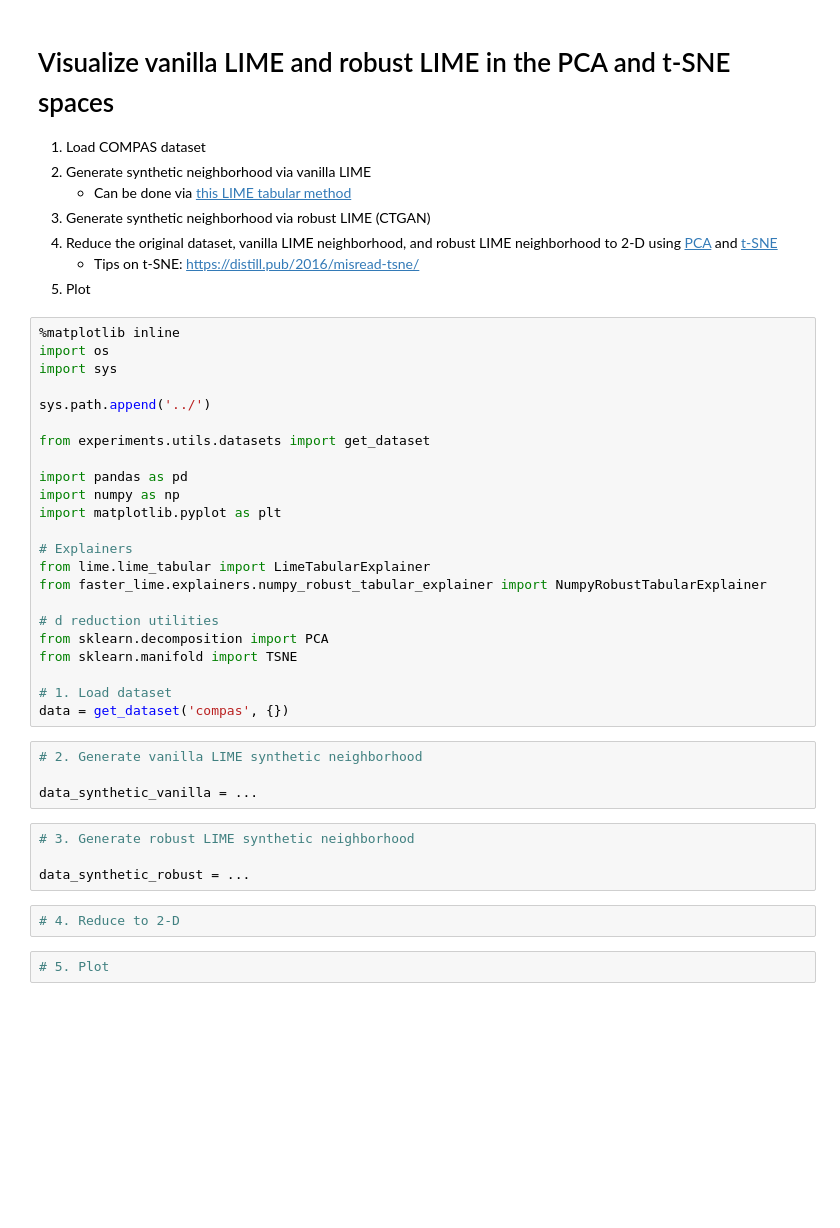
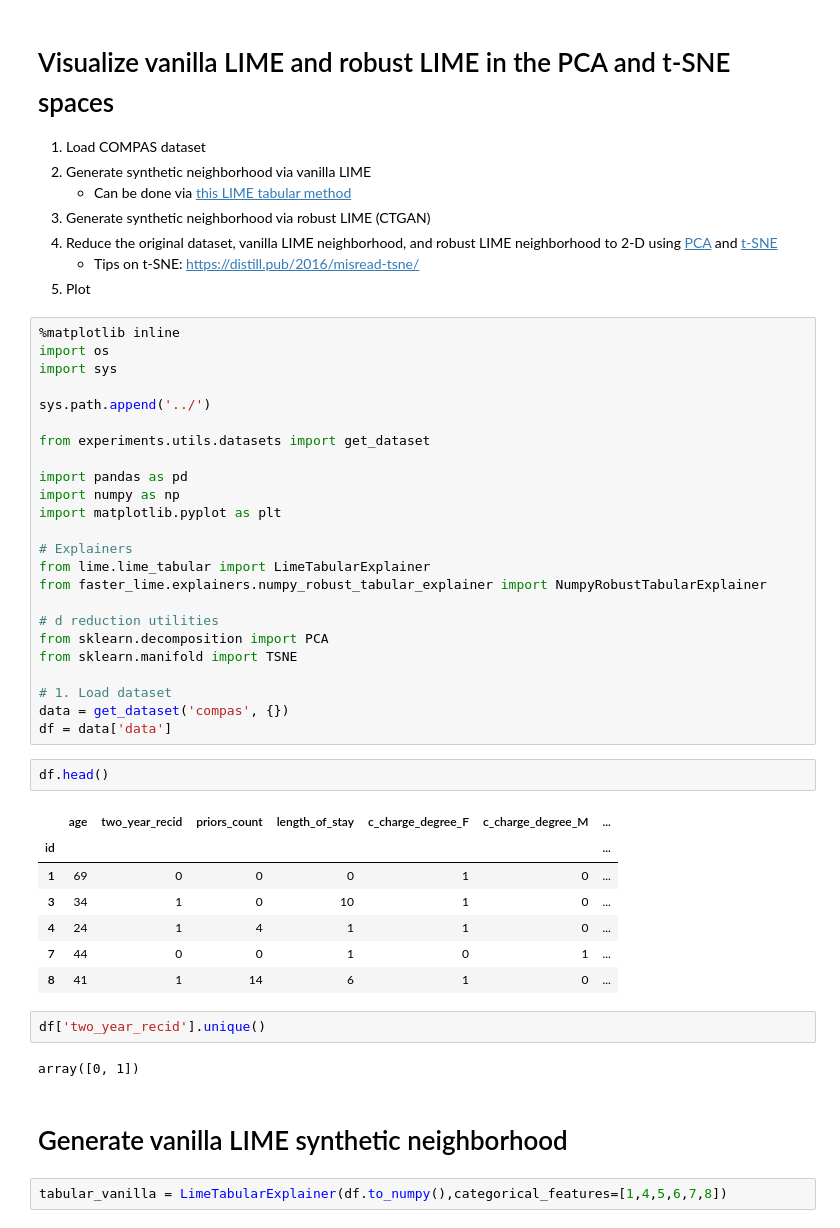
Before and after one commit to seansaito/Faster-LIME, a Jupyter notebook: notebooks/visualize_neighborhood.ipynb, the cells around one changed output. Cells and saved outputs as stored; diff of their text form; blank space fills up the shorter version.

```diff
--- a/notebooks/visualize_neighborhood.ipynb
+++ b/notebooks/visualize_neighborhood.ipynb
@@ -31,15 +31,22 @@ from sklearn.manifold import TSNE
 
 # 1. Load dataset
 data = get_dataset('compas', {})
+df = data['data']
-# %%
-# 2. Generate vanilla LIME synthetic neighborhood
-
-data_synthetic_vanilla = ...
-# %%
-# 3. Generate robust LIME synthetic neighborhood
-
-data_synthetic_robust = ...
-# %%
-# 4. Reduce to 2-D
-# %%
-# 5. Plot
+# %%
+df.head()
+# %% [output]
+|  | age | two_year_recid | priors_count | length_of_stay | c_charge_degree_F | c_charge_degree_M | ... |
+| id |  |  |  |  |  |  | ... |
+| 1 | 69 | 0 | 0 | 0 | 1 | 0 | ... |
+| 3 | 34 | 1 | 0 | 10 | 1 | 0 | ... |
+| 4 | 24 | 1 | 4 | 1 | 1 | 0 | ... |
+| 7 | 44 | 0 | 0 | 1 | 0 | 1 | ... |
+| 8 | 41 | 1 | 14 | 6 | 1 | 0 | ... |
+# %%
+df['two_year_recid'].unique()
+# %% [output]
+array([0, 1])
+# %% [markdown]
+# Generate vanilla LIME synthetic neighborhood
+# %%
+tabular_vanilla = LimeTabularExplainer(df.to_numpy(),categorical_features=[1,4,5,6,7,8])
```
Also changed, not shown: parts of 12 cells of this notebook.
